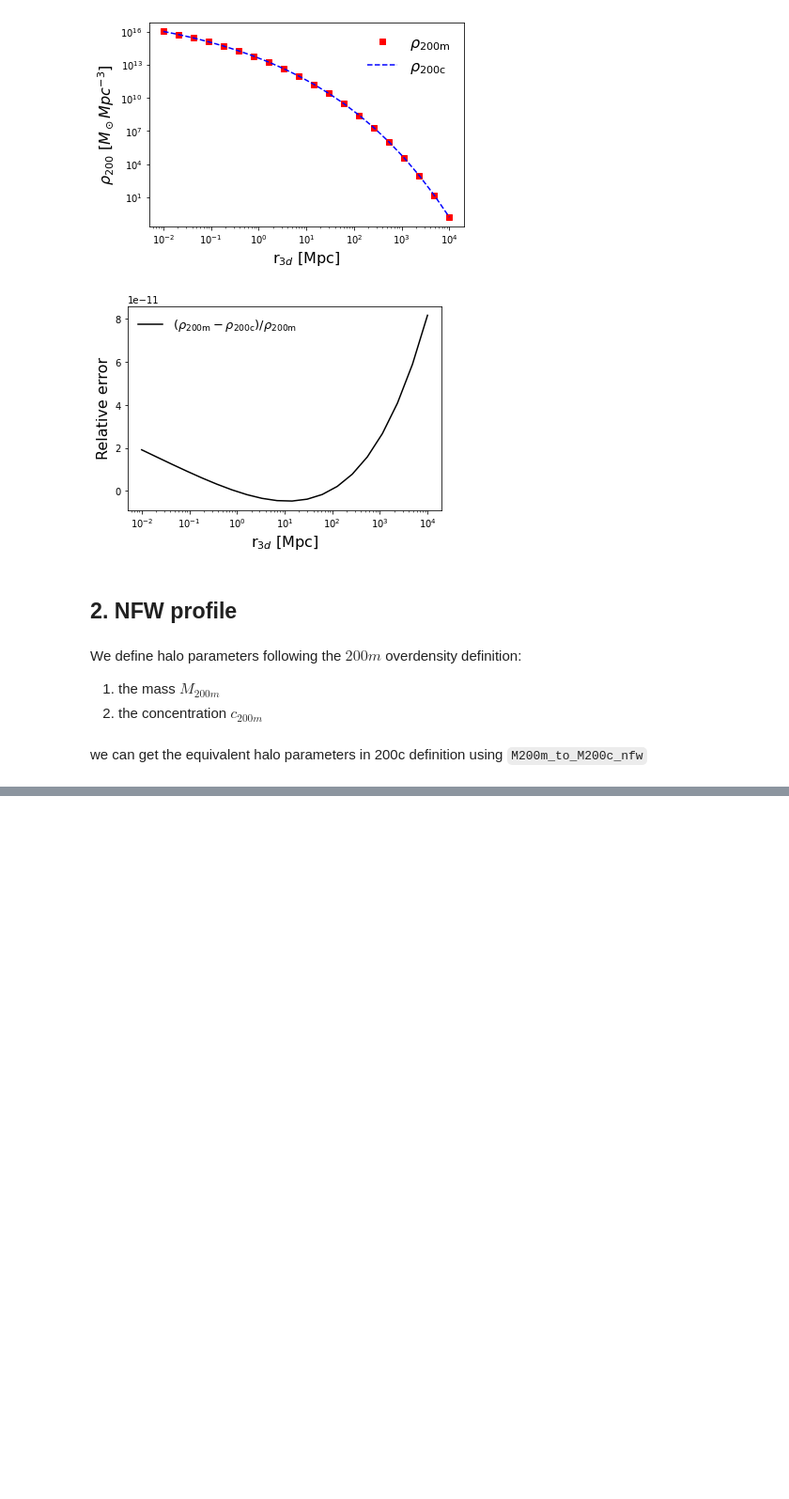
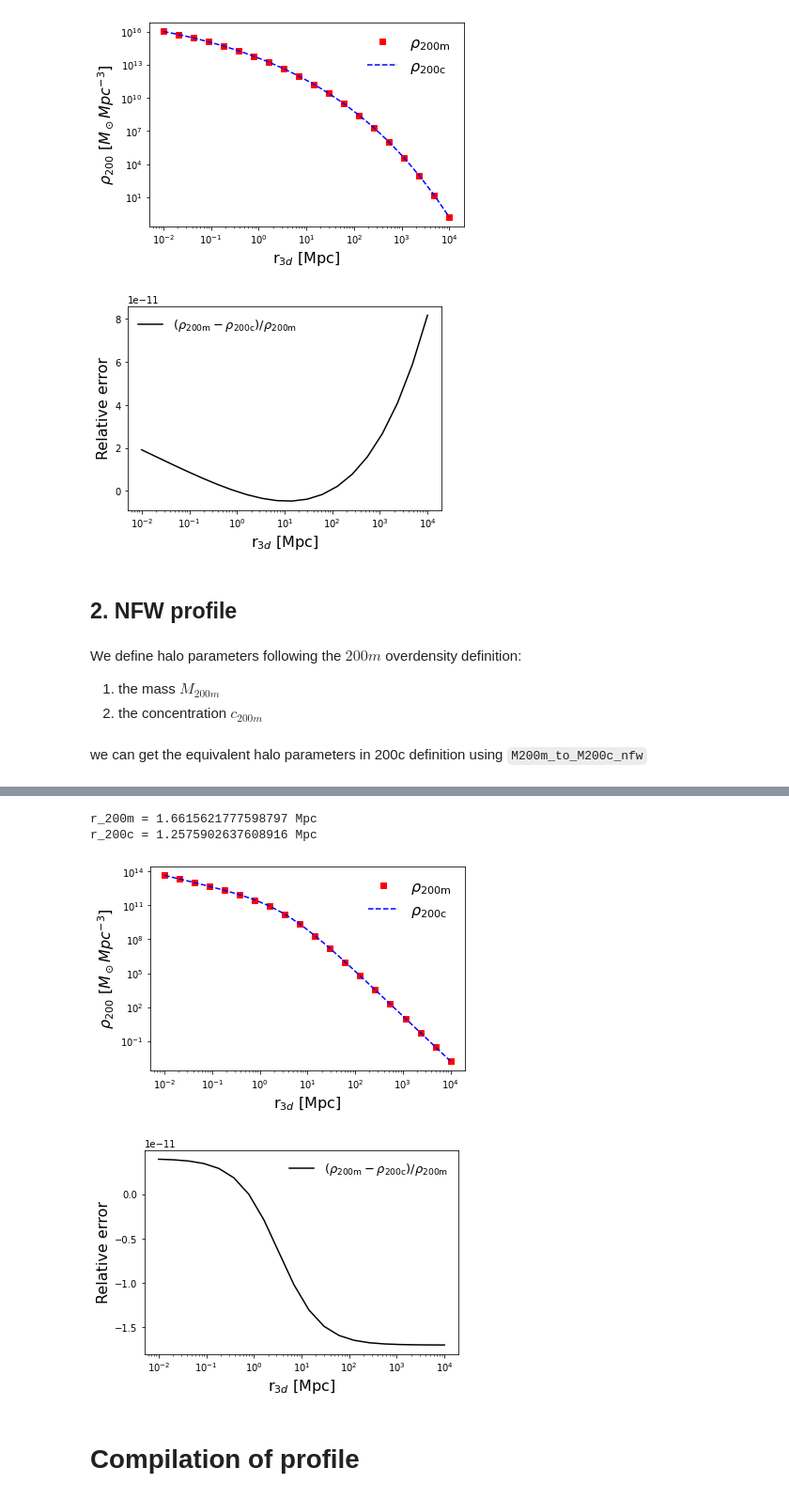
Before and after one commit to payerne/DC2Analysis, a Jupyter notebook: examples/Example_M200m_M200c_conversion.ipynb, the cells around one changed output, grey strips where cells are left out. Shown: that part at 94% size. Saved outputs shown, nothing was run; the diff lists cells and outputs as text; code cells hidden in the pictures; blank space fills up the shorter version.

```diff
--- a/examples/Example_M200m_M200c_conversion.ipynb
+++ b/examples/Example_M200m_M200c_conversion.ipynb
@@ -173,0 +155,5 @@ plt.legend()
+# %%
+M200m = 7.e14
+c200m = 0.5
+# %%
+M200c, c200c = utils.M200m_to_M200c_hernquist(M200m, c200m, cluster_z, cosmo_astropy)
@@ -173,0 +178,32 @@ plt.legend()
+# %%
+cl_200m = hern.Modeling(M200m, c200m, cluster_z, 'mean', cosmo_astropy)
+cl_200c = hern.Modeling(M200c, c200c, cluster_z, 'critical', cosmo_astropy)
+# %%
+print(f'r_200m = {cl_200m.r200} Mpc')
+print(f'r_200c = {cl_200c.r200} Mpc')
+# %% [output]
+r_200m = 1.6615621777598797 Mpc
+r_200c = 1.2575902637608916 Mpc
+# %%
+rho_200m = cl_200m.density(r)
+rho_200c = cl_200c.density(r)
+# %%
+plt.figure(figsize = (6,4))
+plt.loglog(r, rho_200m, 'sr', label = r'$\rho_{\rm 200m}$')
+plt.loglog(r, rho_200c, '--b', label = r'$\rho_{\rm 200c}$')
+plt.xlabel(r'r$_{3d}$ [Mpc]', fontsize = 16)
+plt.ylabel(r'$\rho_{\rm 200} \ [M_\odot Mpc^{-3}]$', fontsize = 16)
+plt.legend(fontsize = 16, frameon = False)
+plt.show()
+plt.figure(figsize = (6,4))
+plt.plot(r, (rho_200m-rho_200c)/rho_200m, '-k', label = r'$(\rho_{\rm 200m} - \rho_{\rm 200c})/\rho_{\rm 200m}$')
+plt.xscale('log')
+plt.xlabel(r'r$_{3d}$ [Mpc]', fontsize = 16)
+plt.ylabel('Relative error', fontsize = 16)
+plt.legend(fontsize = 13, frameon = False, loc = 'best')
+plt.show()
+# %% [output]
+[figure, added]
+[figure, added]
+# %% [markdown]
+# Compilation of profile
```
Also changed, not shown: parts of 13 cells of this notebook, 17 other files.
